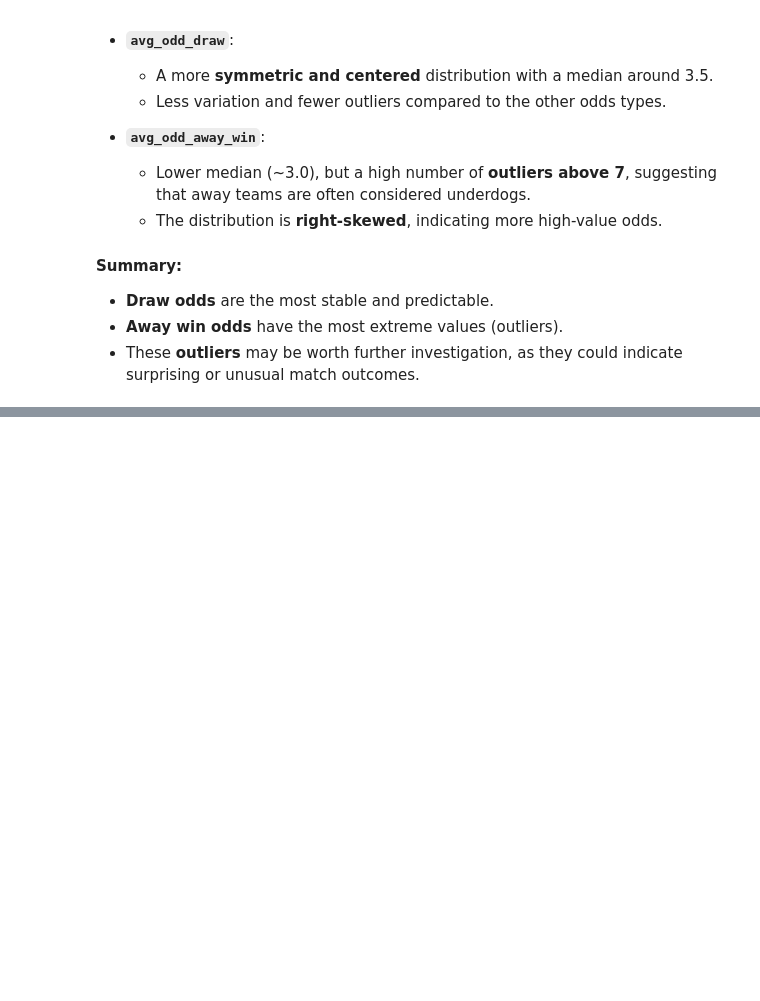
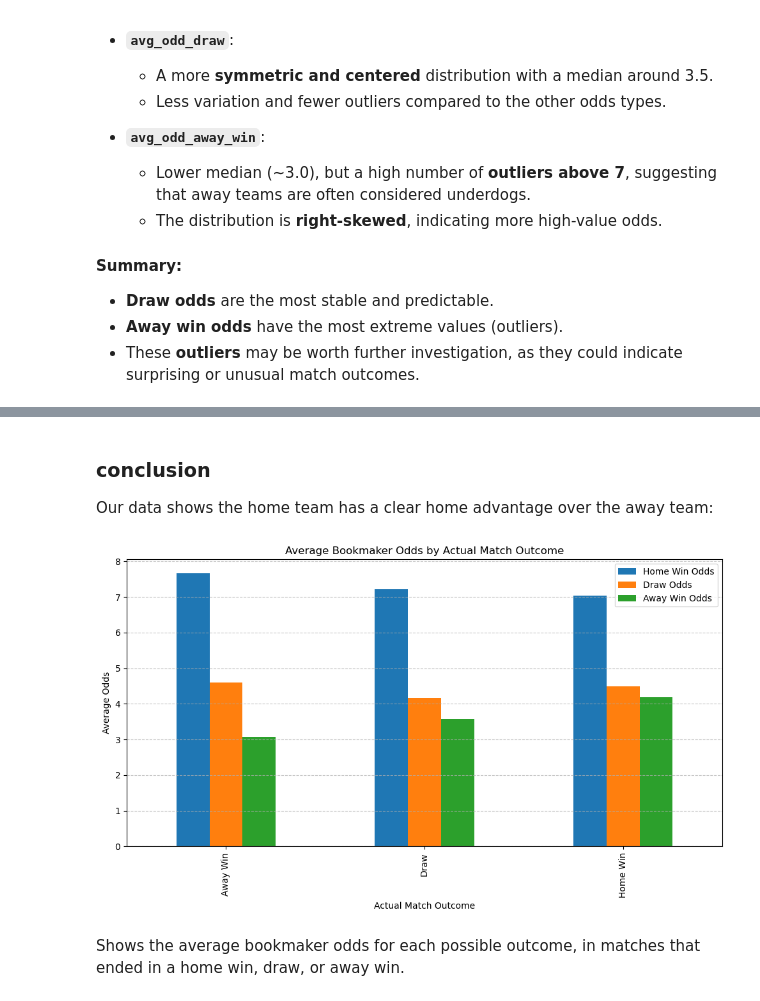
Before and after one commit to peterjanas/betting-BI, a Jupyter notebook: notebook/premier-eda.ipynb, the cells around one changed output, grey strips where cells are left out. Cells and saved outputs as stored; diff of their text form; code cells hidden in the pictures; blank space fills up the shorter version.

```diff
--- a/notebook/premier-eda.ipynb
+++ b/notebook/premier-eda.ipynb
@@ -427,0 +588,29 @@ The boxplots show the distribution of average betting odds for home wins, draws,
+# %% [markdown]
+### conclusion
+Our data shows the home team has a clear home advantage over the away team:
+# %%
+def label_outcome(row):
+    if row['home_outcome_W'] == 1:
+        return 'Home Win'
+    elif row['home_outcome_D'] == 1:
+        return 'Draw'
+    else:
+        return 'Away Win'
+
+df['actual_result'] = df.apply(label_outcome, axis=1)
+
+odds_by_outcome = df.groupby('actual_result')[['avg_odd_home_win', 'avg_odd_draw', 'avg_odd_away_win']].mean()
+
+odds_by_outcome.plot(kind='bar', figsize=(10, 6))
+
+plt.title("Average Bookmaker Odds by Actual Match Outcome")
+plt.ylabel("Average Odds")
+plt.xlabel("Actual Match Outcome")
+plt.legend(["Home Win Odds", "Draw Odds", "Away Win Odds"])
+plt.grid(axis='y', linestyle='--', alpha=0.7)
+plt.tight_layout()
+plt.show()
+# %% [output]
+[figure, added]
+# %% [markdown]
+Shows the average bookmaker odds for each possible outcome, in matches that ended in a home win, draw, or away win.
```
Also changed, not shown: parts of 26 cells of this notebook.
